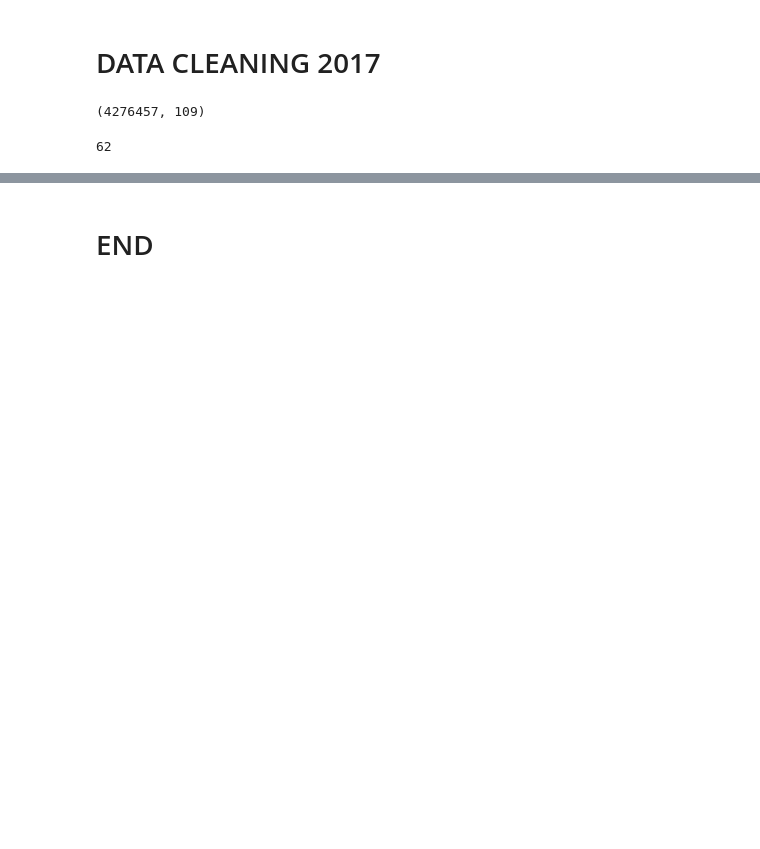
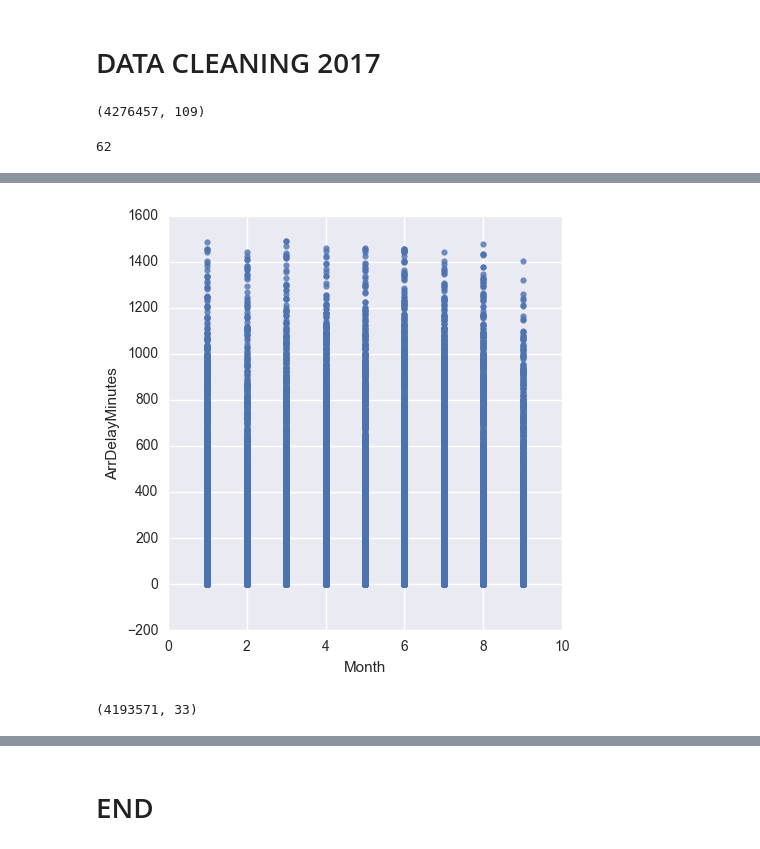
Before and after one commit to prakashm94/Data-Science-2017-fall, a Jupyter notebook: Project/Sonali/Data_Cleaning.ipynb, the cells around one changed output, grey strips where cells are left out. Cells and saved outputs as stored; diff of their text form; code cells hidden in the pictures; blank space fills up the shorter version.

```diff
--- a/Project/Sonali/Data_Cleaning.ipynb
+++ b/Project/Sonali/Data_Cleaning.ipynb
@@ -319 +355,11 @@ d1.shape
+# %%
+import matplotlib.pyplot as plt
+import seaborn as sns
+import numpy as np
+color = sns.color_palette()
+
+sns.lmplot(x='Month', y='ArrDelayMinutes', data=d1, fit_reg=False)
+plt.show()
+# %% [output]
+[figure, added]
 # %%
@@ -321,3 +367,7 @@ d1 = d1.drop((d1.Month==9) & (d1.ArrDelayMinutes>1300))
+# %%
+d1.shape
+# %% [output]
+(4193571, 33)
 # %%
 d1.isnull().sum()
 # %% [output]
```
Also changed, not shown: parts of 26 cells of this notebook.
